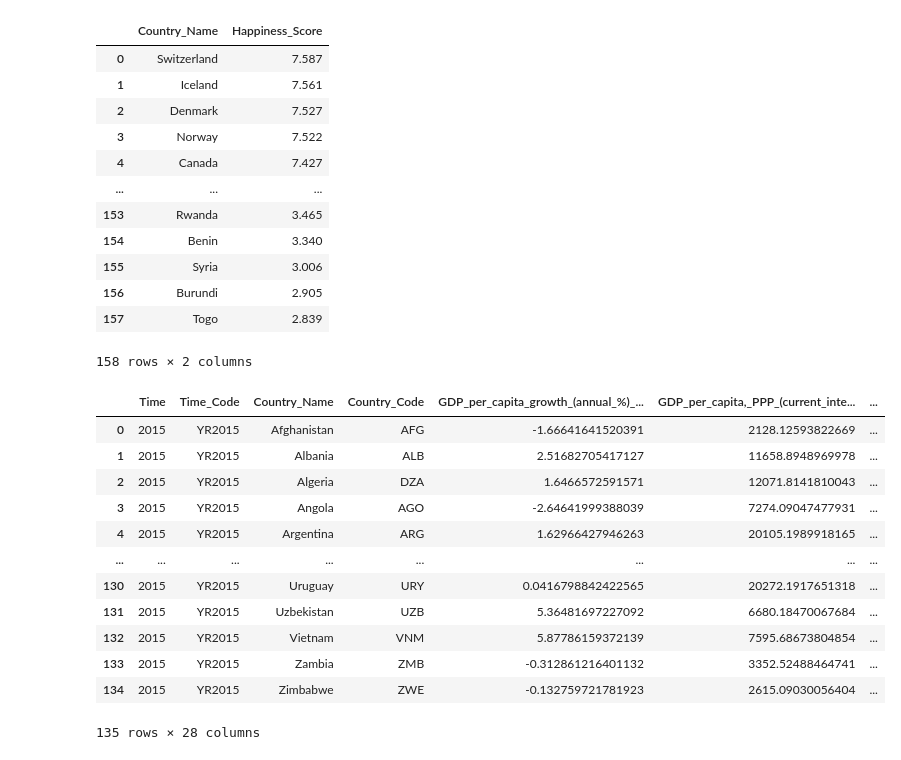
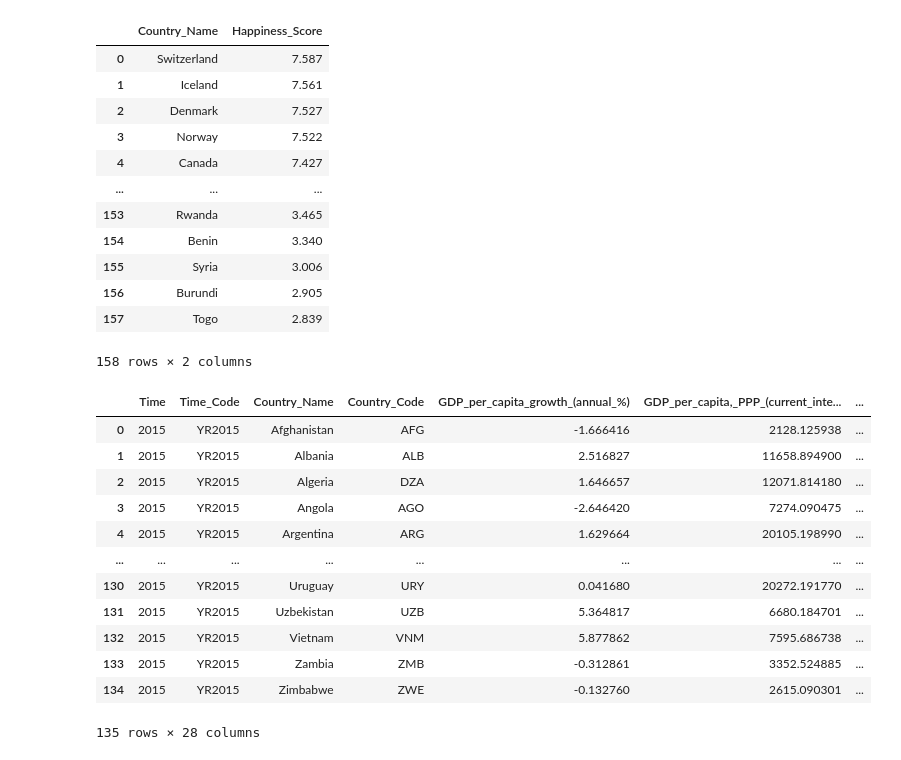
Before and after one commit to arielmalada/happiness-report, a Jupyter notebook: HappinessReportNotebook.ipynb, the cells around one changed output. Drawn from its saved outputs; the diff is of its cells as text; code cells hidden in the pictures.

```diff
--- a/HappinessReportNotebook.ipynb
+++ b/HappinessReportNotebook.ipynb
@@ -16,5 +19,6 @@ import plotly.express as px
 # %%
-happinessDataDf = pd.read_csv("./data/happiness-report-data.csv")
-happinessDataDf = happinessDataDf.iloc[:1316]
+# Read World Bank Data
+happinessDataDf = pd.read_csv("./data/happiness-report-data.csv", encoding = "ISO-8859-1", na_values=['..', '...'])
+happinessDataDf.columns = happinessDataDf.columns.str.replace(' ', '_')
 display(happinessDataDf)
 # %% [output]
@@ -34,5 +25,0 @@ display(happinessDataDf)
-# %%
-happinessDataDf.columns = happinessDataDf.columns.str.replace(' ', '_')
-happinessDataDf = happinessDataDf.replace("..", None)
-happinessDataDf = happinessDataDf.replace("...", None)
-display(happinessDataDf)
@@ -53,36 +26,36 @@ display(happinessDataDf)
 # %%
+# Merging 2015 Happiness Score
 Y2015ScoresDf = pd.read_csv("./data/2015.csv")
 Y2015ScoresDf.columns = Y2015ScoresDf.columns.str.replace(' ', '_')
 Y2015ScoresDf.columns = Y2015ScoresDf.columns.str.replace('Country', 'Country_Name')
 Y2015ScoresDf = Y2015ScoresDf[['Country_Name',"Happiness_Score"]]
-display(Y2015ScoresDf)
 Y2015Df = pd.merge(happinessDataDf.query('Time_Code=="YR2015"'), Y2015ScoresDf, on='Country_Name')
 display(Y2015Df)
 # %% [output]
 |  | Country_Name | Happiness_Score |
 | 0 | Switzerland | 7.587 |
 | 1 | Iceland | 7.561 |
 | 2 | Denmark | 7.527 |
 | 3 | Norway | 7.522 |
 | 4 | Canada | 7.427 |
 | ... | ... | ... |
 | 153 | Rwanda | 3.465 |
 | 154 | Benin | 3.340 |
 | 155 | Syria | 3.006 |
 | 156 | Burundi | 2.905 |
 | 157 | Togo | 2.839 |
 158 rows × 2 columns
-|  | Time | Time_Code | Country_Name | Country_Code | GDP_per_capita_growth_(annual_%)_... | GDP_per_capita,_PPP_(current_inte... | ... |
-| 0 | 2015 | YR2015 | Afghanistan | AFG | -1.66641641520391 | 2128.12593822669 | ... |
-| 1 | 2015 | YR2015 | Albania | ALB | 2.51682705417127 | 11658.8948969978 | ... |
-| 2 | 2015 | YR2015 | Algeria | DZA | 1.6466572591571 | 12071.8141810043 | ... |
-| 3 | 2015 | YR2015 | Angola | AGO | -2.64641999388039 | 7274.09047477931 | ... |
-| 4 | 2015 | YR2015 | Argentina | ARG | 1.62966427946263 | 20105.1989918165 | ... |
+|  | Time | Time_Code | Country_Name | Country_Code | GDP_per_capita_growth_(annual_%) | GDP_per_capita,_PPP_(current_inte... | ... |
+| 0 | 2015 | YR2015 | Afghanistan | AFG | -1.666416 | 2128.125938 | ... |
+| 1 | 2015 | YR2015 | Albania | ALB | 2.516827 | 11658.894900 | ... |
+| 2 | 2015 | YR2015 | Algeria | DZA | 1.646657 | 12071.814180 | ... |
+| 3 | 2015 | YR2015 | Angola | AGO | -2.646420 | 7274.090475 | ... |
+| 4 | 2015 | YR2015 | Argentina | ARG | 1.629664 | 20105.198990 | ... |
 | ... | ... | ... | ... | ... | ... | ... | ... |
-| 130 | 2015 | YR2015 | Uruguay | URY | 0.0416798842422565 | 20272.1917651318 | ... |
-| 131 | 2015 | YR2015 | Uzbekistan | UZB | 5.36481697227092 | 6680.18470067684 | ... |
-| 132 | 2015 | YR2015 | Vietnam | VNM | 5.87786159372139 | 7595.68673804854 | ... |
-| 133 | 2015 | YR2015 | Zambia | ZMB | -0.312861216401132 | 3352.52488464741 | ... |
-| 134 | 2015 | YR2015 | Zimbabwe | ZWE | -0.132759721781923 | 2615.09030056404 | ... |
+| 130 | 2015 | YR2015 | Uruguay | URY | 0.041680 | 20272.191770 | ... |
+| 131 | 2015 | YR2015 | Uzbekistan | UZB | 5.364817 | 6680.184701 | ... |
+| 132 | 2015 | YR2015 | Vietnam | VNM | 5.877862 | 7595.686738 | ... |
+| 133 | 2015 | YR2015 | Zambia | ZMB | -0.312861 | 3352.524885 | ... |
+| 134 | 2015 | YR2015 | Zimbabwe | ZWE | -0.132760 | 2615.090301 | ... |
 135 rows × 28 columns
 # %%
```
Also changed, not shown: parts of 22 cells of this notebook, 1 other file.
